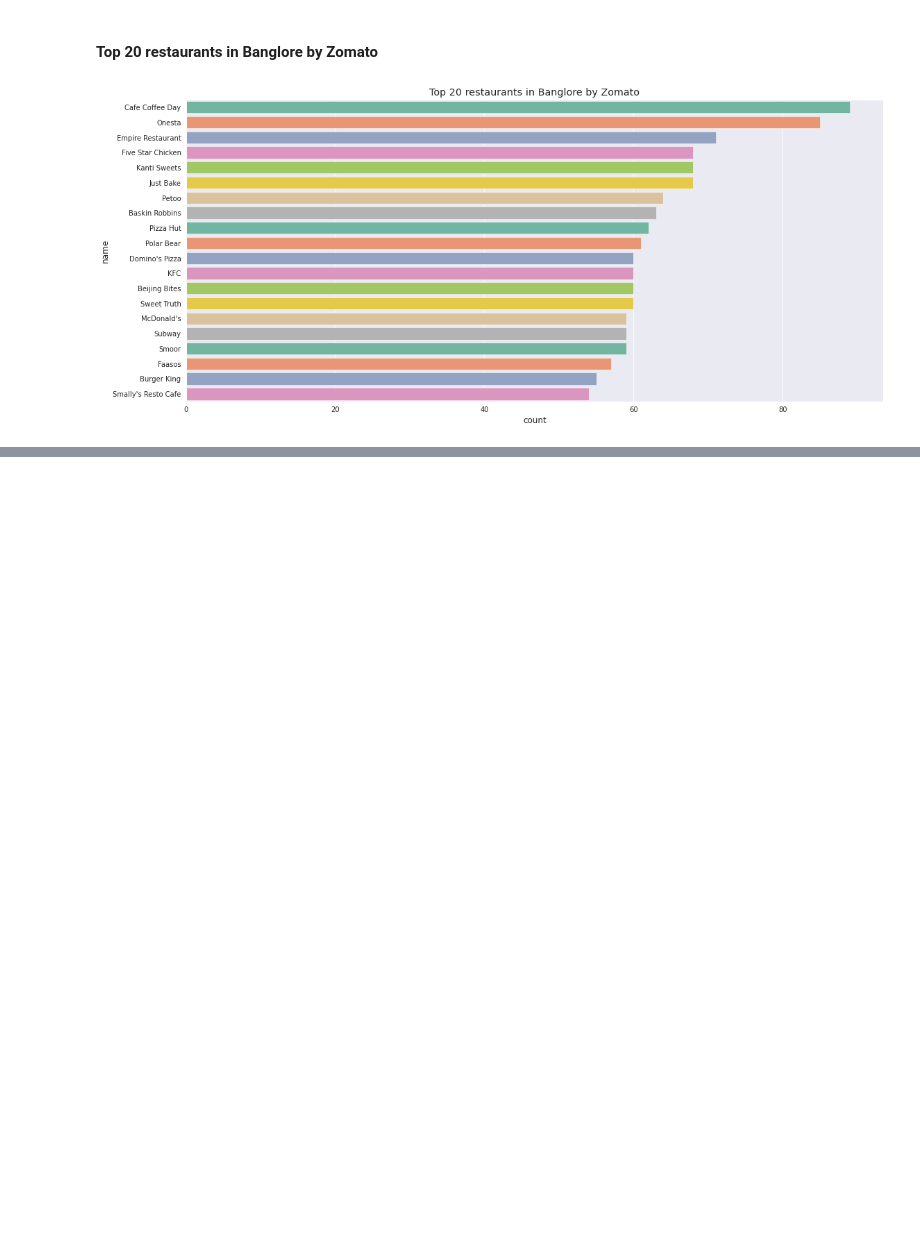
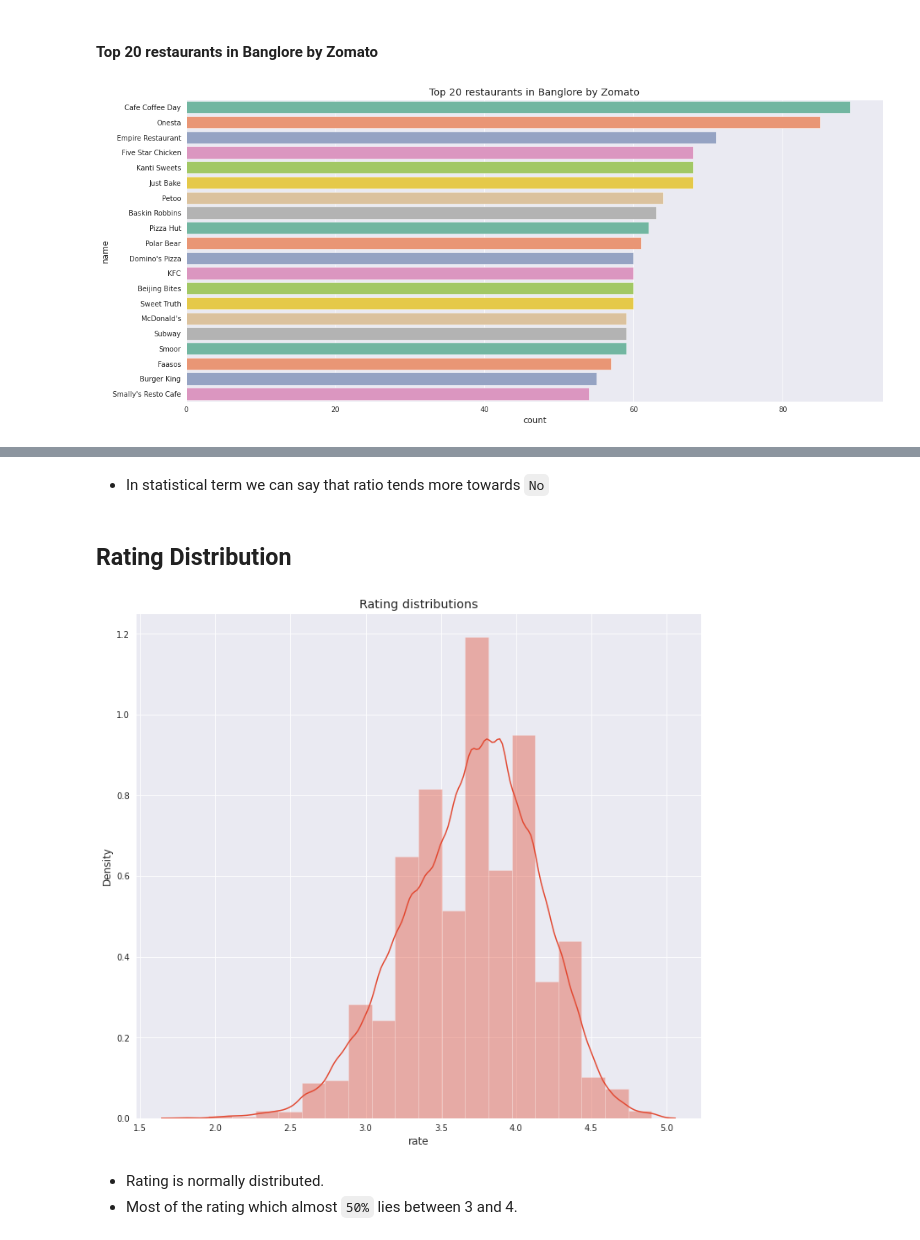
Before and after one commit to karan842/zomato-restaurants-analysis, a Jupyter notebook: zomato-restaurant-analysis.ipynb, the cells around one changed output, grey strips where cells are left out. Drawn from its saved outputs; the diff is of its cells as text; code cells hidden in the pictures; blank space fills up the shorter version.

```diff
--- a/zomato-restaurant-analysis.ipynb
+++ b/zomato-restaurant-analysis.ipynb
@@ -262,0 +286,15 @@ plt.show()
+# %% [markdown]
+- In statistical term we can say that ratio tends more towards `No`
+# %% [markdown]
+## Rating Distribution
+# %%
+plt.figure(figsize=(12,11))
+rating = df['rate'].dropna().apply(lambda x: float(x.split('/')[0]) if (len(x)>3) else np.nan).dropna()
+sns.distplot(rating,bins=20)
+plt.title('Rating distributions')
+plt.show();
+# %% [output]
+[figure, added]
+# %% [markdown]
+- Rating is normally distributed.
+- Most of the rating which almost `50%` lies between 3 and 4.
```
Also changed, not shown: parts of 15 cells of this notebook.
